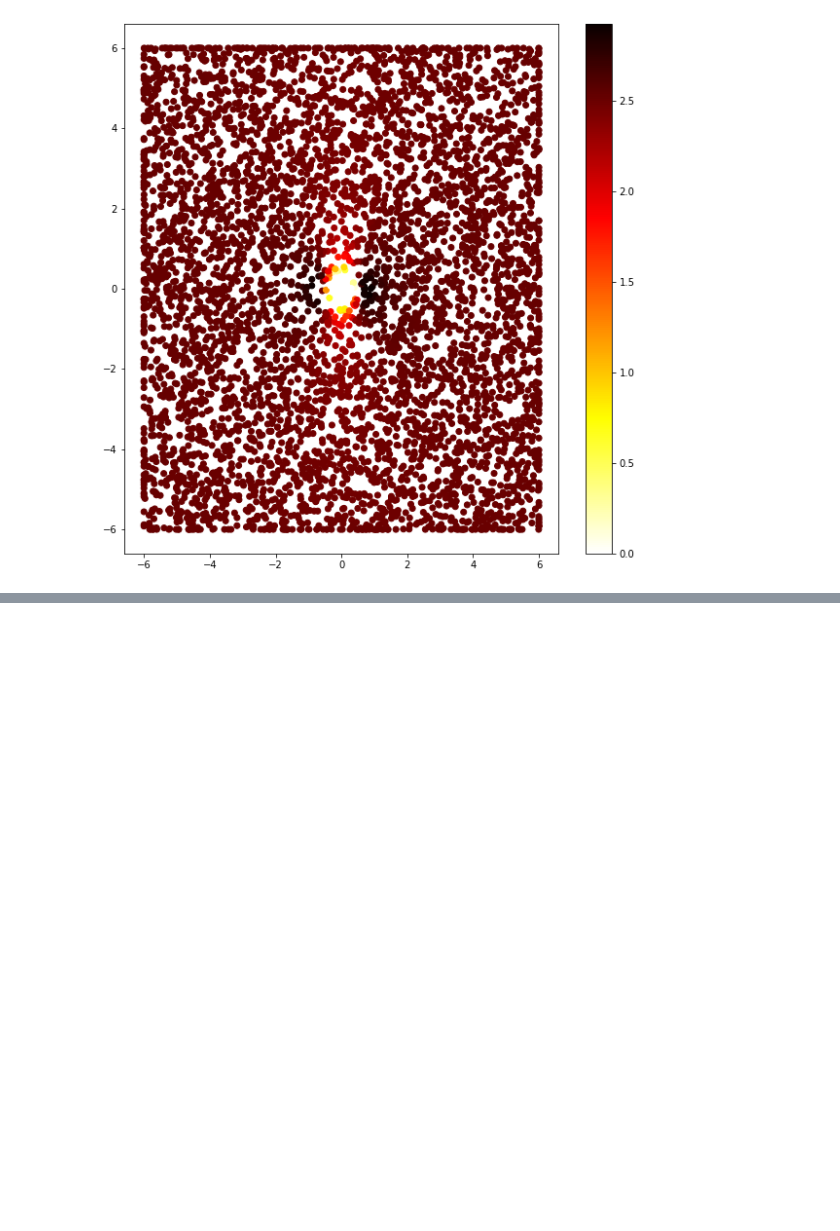
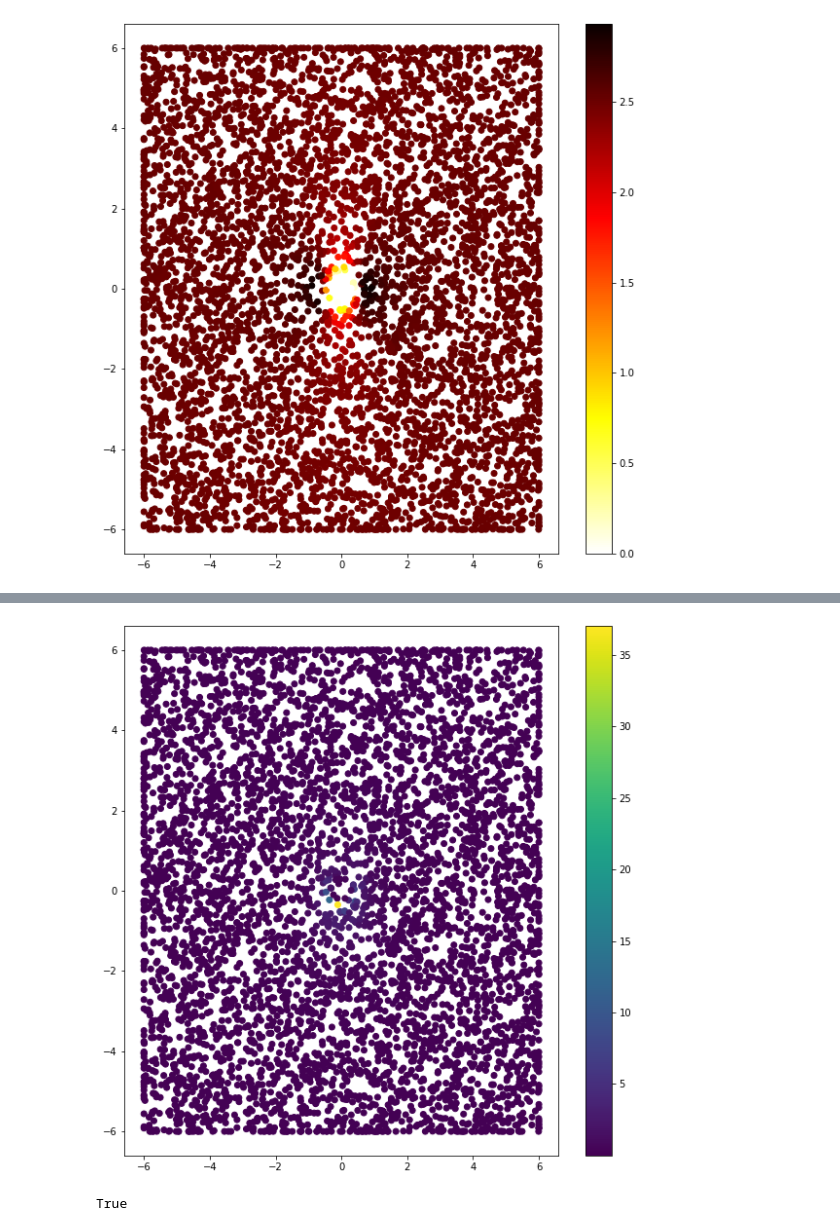
Before and after one commit to jadgle/DGM_4FP, a Jupyter notebook: run_DGM.ipynb, the cells around one changed output, grey strips where cells are left out. Cells and saved outputs as stored; diff of their text form; code cells hidden in the pictures; blank space fills up the shorter version.

```diff
--- a/run_DGM.ipynb
+++ b/run_DGM.ipynb
@@ -78,18 +78,9 @@ plt.show()
 # %% [output]
 [figure]
 # %%
-Nx = 150
-Ny = 150
-Lx = 6
-Ly = 6
-#Define grid
-x = np.linspace(-Lx,Lx,Nx)
-y = np.linspace(-Ly,Ly,Ny)
-X,Y = np.meshgrid(x,y)
-x = X.reshape((Nx*Ny,1))
-y = Y.reshape((Nx*Ny,1))
-X0 = pd.DataFrame(np.concatenate([x,y],1))
-X0 = X0.astype(dtype = DTYPE)
+from dgm_library_ergodic import get_derivatives
 
-compute_loss(Phi_theta,Gamma_theta,X0.to_numpy())
+grad, h = get_derivatives(Phi_theta,tf.Variable(X0,dtype = DTYPE))
+grad = grad.numpy()
+grad.shape
 # %% [output]
@@ -105,0 +105,13 @@ Type of phi tf.Tensor(
+# %%
+norm = np.sqrt(grad[:,0,0]**2 + grad[:,0,1]**2)
+# %%
+plt.figure(figsize=(10,10))
+plt.scatter(x,y,c=norm)
+plt.colorbar()
+plt.show()
+# %% [output]
+[figure, added]
+# %%
+(h.numpy()==0).all()nor
+# %% [output]
+True
```
Also changed, not shown: parts of 3 cells of this notebook.
